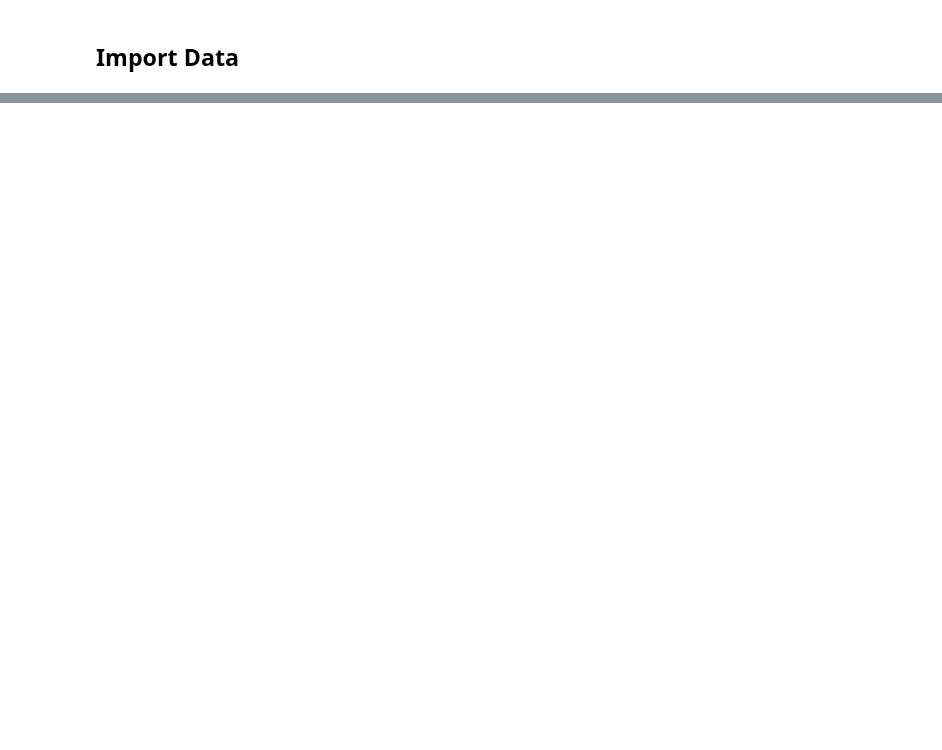
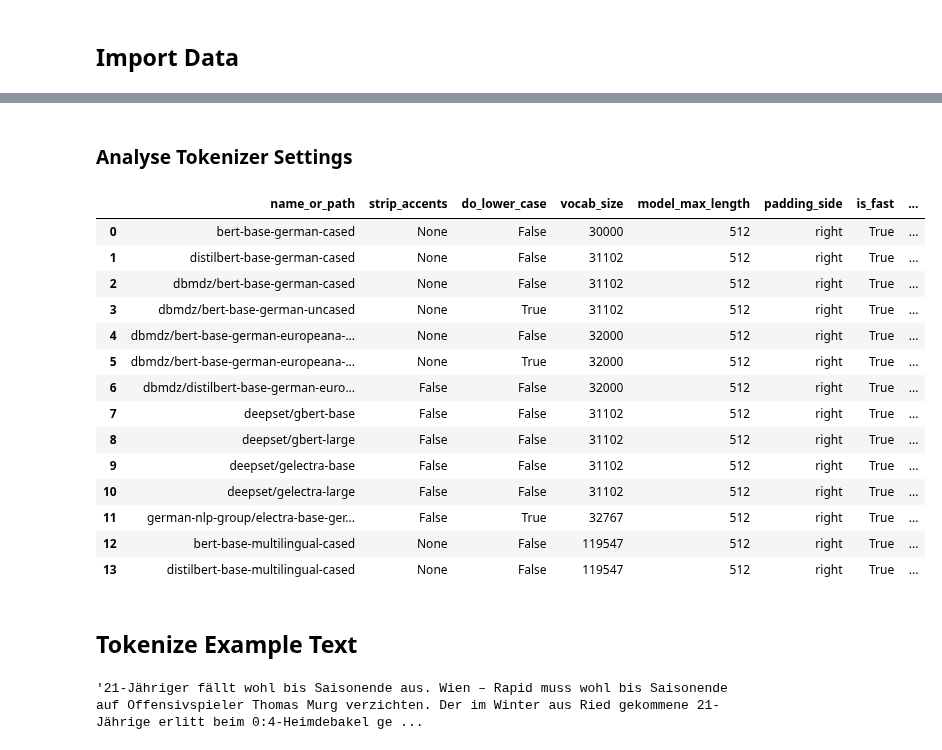
Before and after one commit to goerlitz/nlp-classification, a Jupyter notebook: notebooks/10kGNAD/colab/20_transformer_tokenization.ipynb, the cells around one changed output, grey strips where cells are left out. Saved outputs shown, nothing was run; the diff lists cells and outputs as text; code cells hidden in the pictures; blank space fills up the shorter version.

Commit message:
complete update of tokenization tests

```diff
--- a/notebooks/10kGNAD/colab/20_transformer_tokenization.ipynb
+++ b/notebooks/10kGNAD/colab/20_transformer_tokenization.ipynb
@@ -65,5 +84,4 @@ warnings.simplefilter('ignore')
 # %%
-%%time
 models = [
           "bert-base-german-cased",
           "distilbert-base-german-cased",
@@ -80,14 +98,3 @@ models = [
           "bert-base-multilingual-cased",
           "distilbert-base-multilingual-cased",
 ]
-
-text = train_df.text[0]
-results = {}
-
-for model_name in models:
-    print(f"loading tokenizer for {model_name}")
-    tokenizer = AutoTokenizer.from_pretrained(model_name)
-    # model = AutoModel.from_pretrained(model_name)
-
-    tokens = "|".join(tokenizer.tokenize(text))
-    results[model_name] = tokens
@@ -151,0 +101,7 @@ PreTrainedTokenizerFast(name_or_path='german-nlp-group/electra-base-german-uncas
+# %%
+%%time
+toks = {}
+
+for model_name in models:
+    print(f"loading tokenizer for {model_name}")
+    toks[model_name] = AutoTokenizer.from_pretrained(model_name)
@@ -151,0 +125,46 @@ PreTrainedTokenizerFast(name_or_path='german-nlp-group/electra-base-german-uncas
+# %% [markdown]
+### Analyse Tokenizer Settings
+# %%
+def getTokenizerParams(toks: dict) -> pd.DataFrame:
+    """Extract Tokenizer parameters."""
+
+    props = ["name_or_path", "do_lower_case", "vocab_size",
+             "model_max_length", "padding_side", "is_fast",
+             "unk_token", "sep_token", "pad_token", "cls_token", "mask_token" ]
+
+    # put tokenizer parameters in DataFrame
+    conf = [{p:getattr(v, p) for p in props} for (k,v) in toks.items()]
+    conf_df = pd.DataFrame(conf).set_index("name_or_path")
+
+    # get 'strip_accent' which is not part of parameters
+    strip = {k:v._tokenizer.normalizer.strip_accents for (k,v) in toks.items()}
+    strip_s = pd.Series(strip, name="strip_accents")
+
+    # combine both
+    return pd.concat([strip_s, conf_df], axis=1)
+
+params_df = getTokenizerParams(toks)
+display(params_df.reset_index())
+# %% [output]
+|  | name_or_path | strip_accents | do_lower_case | vocab_size | model_max_length | padding_side | is_fast | ... |
+| 0 | bert-base-german-cased | None | False | 30000 | 512 | right | True | ... |
+| 1 | distilbert-base-german-cased | None | False | 31102 | 512 | right | True | ... |
+| 2 | dbmdz/bert-base-german-cased | None | False | 31102 | 512 | right | True | ... |
+| 3 | dbmdz/bert-base-german-uncased | None | True | 31102 | 512 | right | True | ... |
+| 4 | dbmdz/bert-base-german-europeana-... | None | False | 32000 | 512 | right | True | ... |
+| 5 | dbmdz/bert-base-german-europeana-... | None | True | 32000 | 512 | right | True | ... |
+| 6 | dbmdz/distilbert-base-german-euro... | False | False | 32000 | 512 | right | True | ... |
+| 7 | deepset/gbert-base | False | False | 31102 | 512 | right | True | ... |
+| 8 | deepset/gbert-large | False | False | 31102 | 512 | right | True | ... |
+| 9 | deepset/gelectra-base | False | False | 31102 | 512 | right | True | ... |
+| 10 | deepset/gelectra-large | False | False | 31102 | 512 | right | True | ... |
+| 11 | german-nlp-group/electra-base-ger... | False | True | 32767 | 512 | right | True | ... |
+| 12 | bert-base-multilingual-cased | None | False | 119547 | 512 | right | True | ... |
+| 13 | distilbert-base-multilingual-cased | None | False | 119547 | 512 | right | True | ... |
+# %% [markdown]
+## Tokenize Example Text
+# %%
+text = train_df.text[0]
+text
+# %% [output]
+'21-Jähriger fällt wohl bis Saisonende aus. Wien – Rapid muss wohl bis Saisonende auf Offensivspieler Thomas Murg verzichten. Der im Winter aus Ried gekommene 21-Jährige erlitt beim 0:4-Heimdebakel ge ...
```
Also changed, not shown: parts of 34 cells of this notebook.
